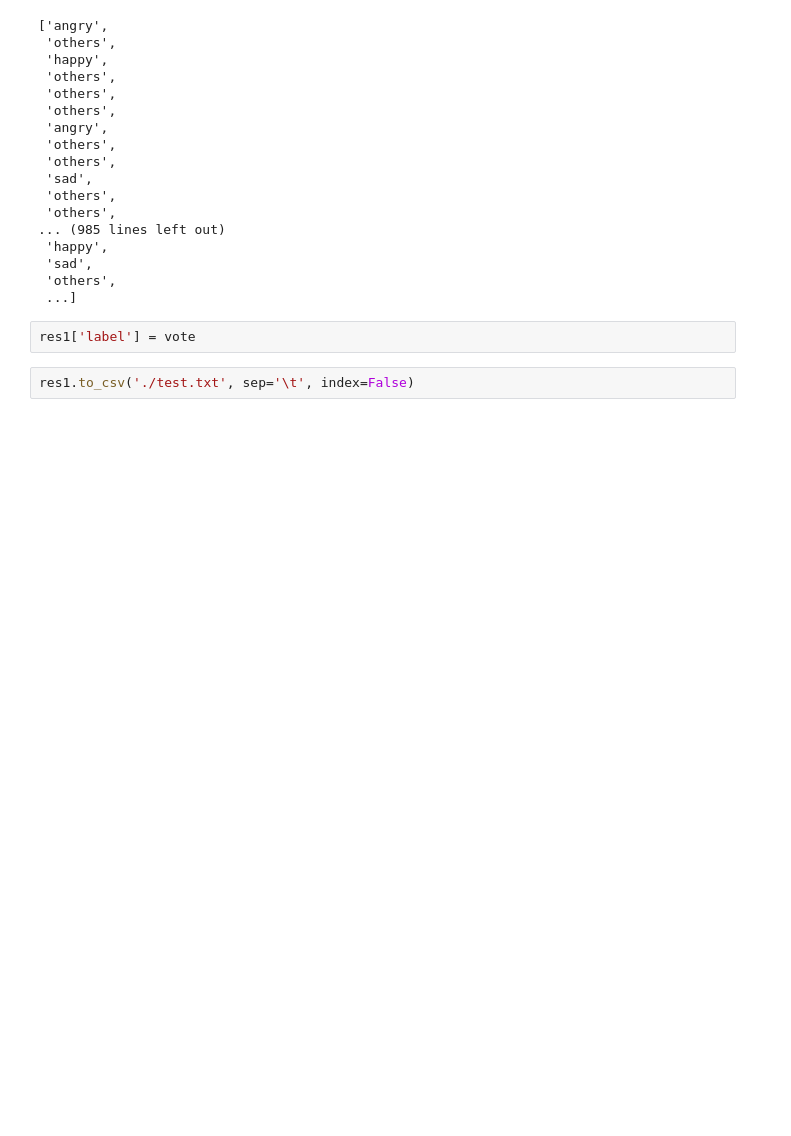
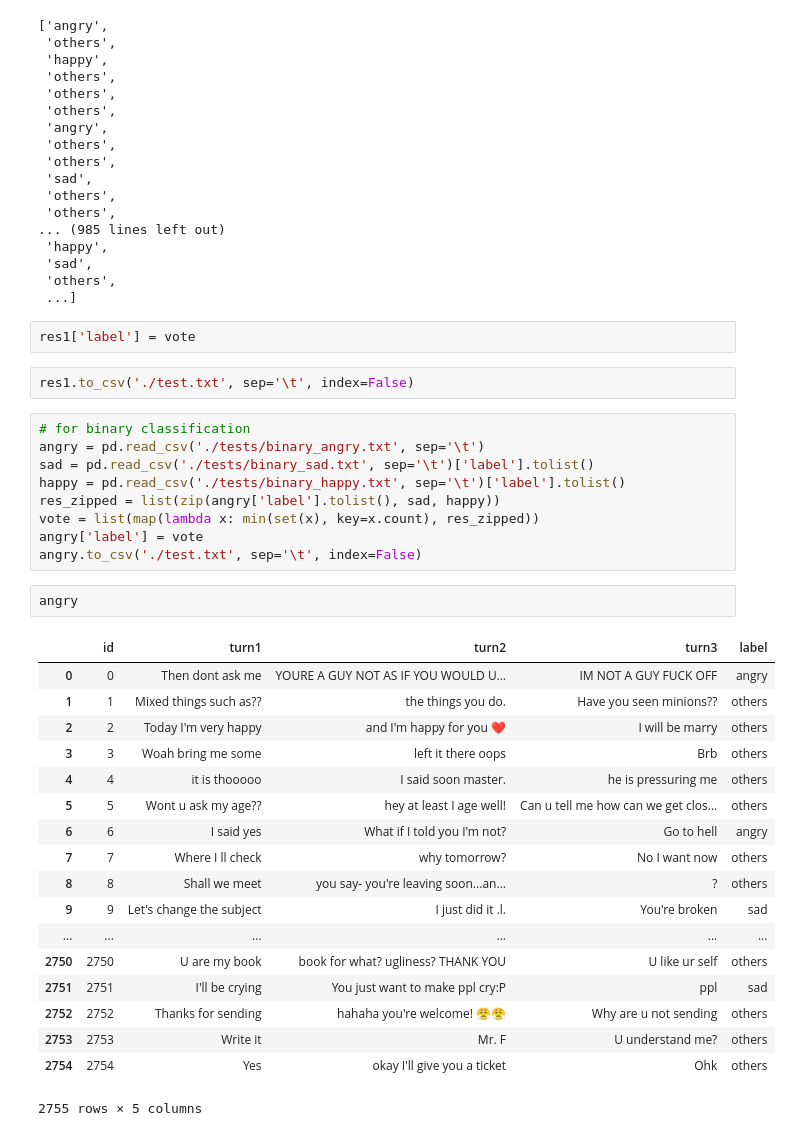
Before and after one commit to agn-7/SemEval2019-Task3, a Jupyter notebook: src/voting_system.ipynb, the cells around one changed output. Cells and saved outputs as stored; diff of their text form; blank space fills up the shorter version.

Commit message:
[MISC] Adding updated voting system and binary lclassification system

```diff
--- a/src/voting_system.ipynb
+++ b/src/voting_system.ipynb
@@ -54,3 +54,33 @@ vote
 res1['label'] = vote
 # %%
 res1.to_csv('./test.txt', sep='\t', index=False)
+# %%
+# for binary classification
+angry = pd.read_csv('./tests/binary_angry.txt', sep='\t')
+sad = pd.read_csv('./tests/binary_sad.txt', sep='\t')['label'].tolist()
+happy = pd.read_csv('./tests/binary_happy.txt', sep='\t')['label'].tolist()
+res_zipped = list(zip(angry['label'].tolist(), sad, happy))
+vote = list(map(lambda x: min(set(x), key=x.count), res_zipped))
+angry['label'] = vote
+angry.to_csv('./test.txt', sep='\t', index=False)
+# %%
+angry
+# %% [output]
+|  | id | turn1 | turn2 | turn3 | label |
+| 0 | 0 | Then dont ask me | YOURE A GUY NOT AS IF YOU WOULD U... | IM NOT A GUY FUCK OFF | angry |
+| 1 | 1 | Mixed things such as?? | the things you do. | Have you seen minions?? | others |
+| 2 | 2 | Today I'm very happy | and I'm happy for you ❤ | I will be marry | others |
+| 3 | 3 | Woah bring me some | left it there oops | Brb | others |
+| 4 | 4 | it is thooooo | I said soon master. | he is pressuring me | others |
+| 5 | 5 | Wont u ask my age?? | hey at least I age well! | Can u tell me how can we get clos... | others |
+| 6 | 6 | I said yes | What if I told you I'm not? | Go to hell | angry |
+| 7 | 7 | Where I ll check | why tomorrow? | No I want now | others |
+| 8 | 8 | Shall we meet | you say- you're leaving soon...an... | ? | others |
+| 9 | 9 | Let's change the subject | I just did it .l. | You're broken | sad |
+| ... | ... | ... | ... | ... | ... |
+| 2750 | 2750 | U are my book | book for what? ugliness? THANK YOU | U like ur self | others |
+| 2751 | 2751 | I'll be crying | You just want to make ppl cry:P | ppl | sad |
+| 2752 | 2752 | Thanks for sending | hahaha you're welcome! 😤😤 | Why are u not sending | others |
+| 2753 | 2753 | Write it | Mr. F | U understand me? | others |
+| 2754 | 2754 | Yes | okay I'll give you a ticket | Ohk | others |
+2755 rows × 5 columns
```
Also changed, not shown: parts of 1 cell of this notebook, 5 other files.
